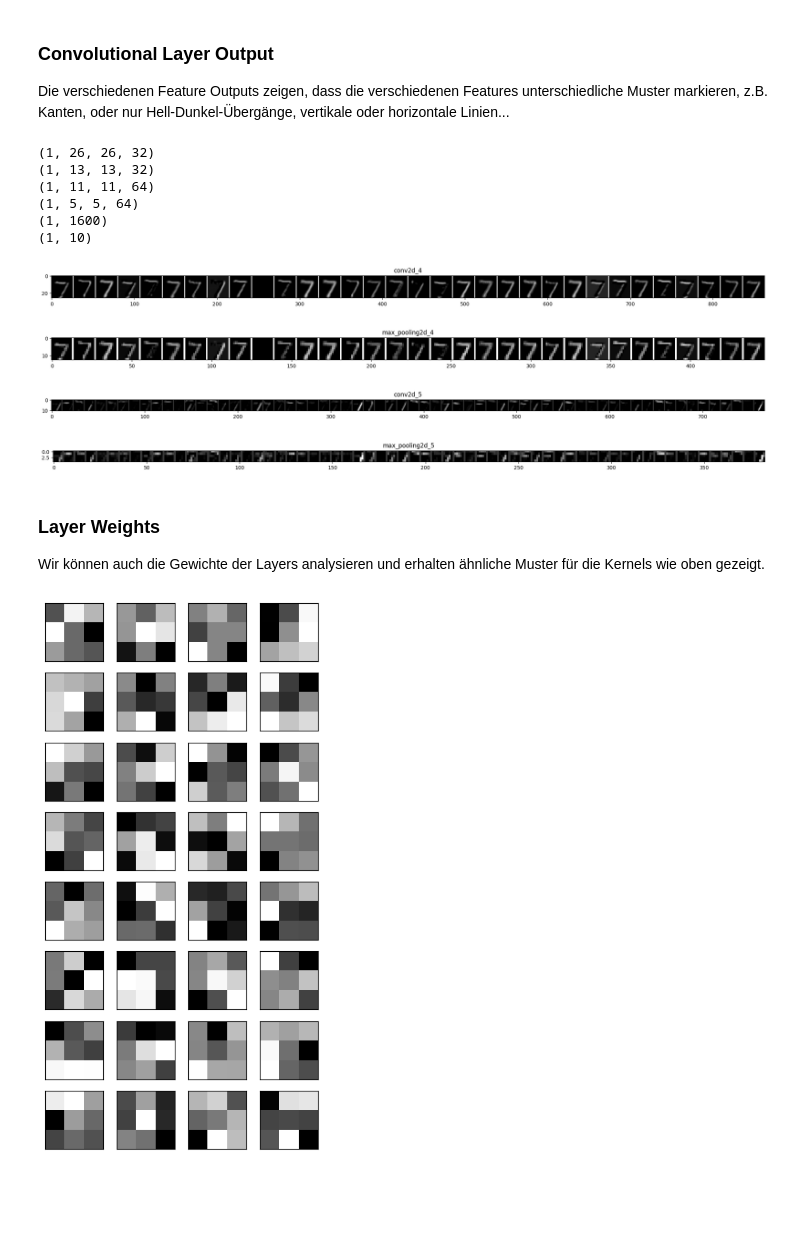
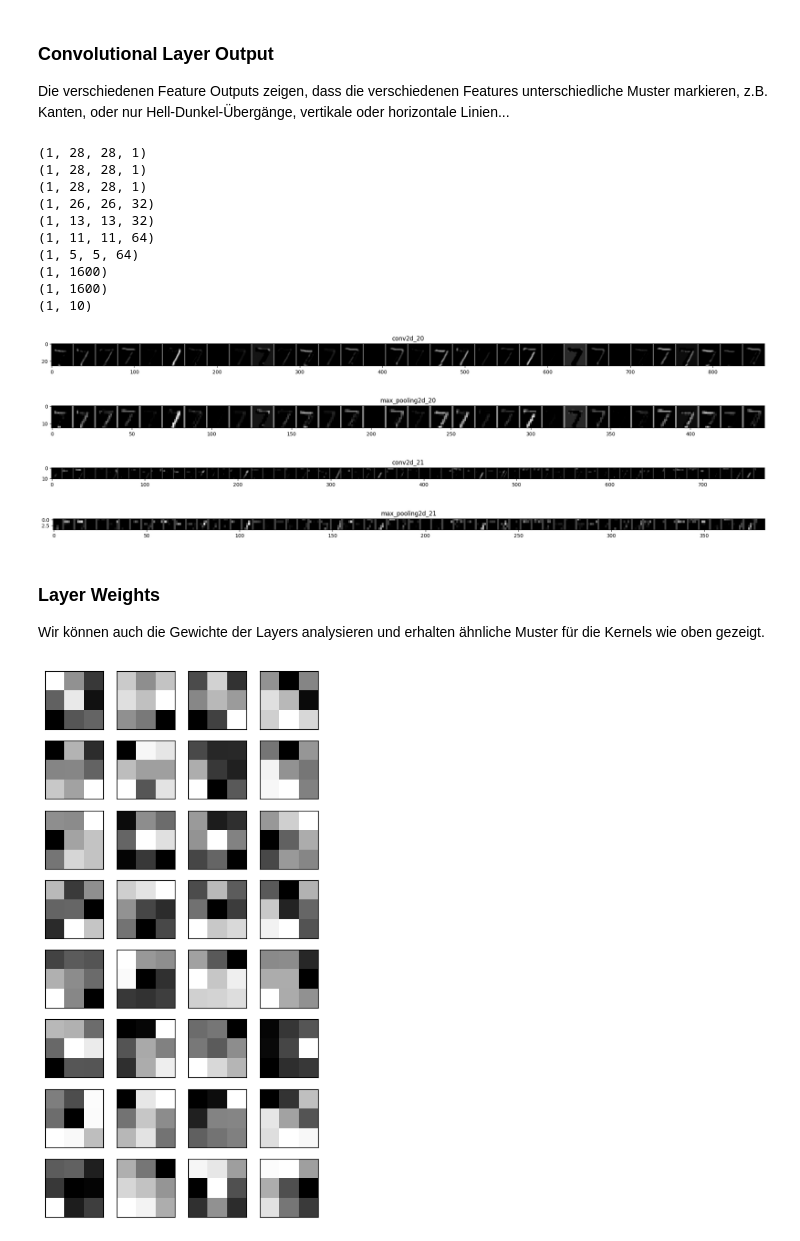
Before and after one commit to tkilla77/ksr_talenta_nn, a Jupyter notebook: keras.ipynb, the cells around one changed output. Cells and saved outputs as stored; diff of their text form; code cells hidden in the pictures; blank space fills up the shorter version.

```diff
--- a/keras.ipynb
+++ b/keras.ipynb
@@ -515,7 +655,7 @@ feature_map = feature_maps[0]
 for layer_name, feature_map in zip(layer_names, feature_maps):
 	shape = feature_map.shape
 	print(shape)
-	if (len(shape) != 4):
+	if (len(shape) != 4 or shape[3] == 1):
 		# skip non-conv layers
 		continue
 
@@ -537,42 +677,46 @@ for layer_name, feature_map in zip(layer_names, feature_maps):
 	pyplot.tick_params()
 	pyplot.imshow(grid, aspect="auto", cmap="gray")
 # %% [output]
+(1, 28, 28, 1)
+(1, 28, 28, 1)
+(1, 28, 28, 1)
 (1, 26, 26, 32)
 (1, 13, 13, 32)
 (1, 11, 11, 64)
 (1, 5, 5, 64)
 (1, 1600)
+(1, 1600)
 (1, 10)
-[figure, old version]
+[figure, new version]
-[figure, old version]
+[figure, new version]
 [figure]
-[figure, old version]
+[figure, new version]
 # %% [markdown]
 ### Layer Weights
 
 Wir können auch die Gewichte der Layers analysieren und erhalten ähnliche Muster für die Kernels wie oben gezeigt.
 # %%
 # retrieve weights from the second hidden layer
-filters , bias = model3.layers[2].get_weights()
+filters , bias = model4.layers[5].get_weights()
 # normalize filter values to 0-1 so we can visualize them
 f_min, f_max = filters.min(), filters.max()
 filters = (filters - f_min) / (f_max - f_min)
 
 n_filters = 32
 ix=1
 fig = pyplot.figure(figsize=(5,10))
 for i in range(n_filters):
     # get the weights for each kernel
     # the third dimension are the color spaces, we have only 1 gray scale
     f = filters[:,:,0,i]
     # subplot for 6 filters and 3 channels
     cols = 4
     ax = pyplot.subplot(n_filters // cols,cols,ix)
     pyplot.imshow(f[:,:] ,cmap='gray')
     ax.set_xticks([])
     ax.set_yticks([])
     ix+=1
 #plot the filters
 pyplot.show()
 # %% [output]
-[figure, old version]
+[figure, new version]
```
Also changed, not shown: parts of 9 cells of this notebook.
